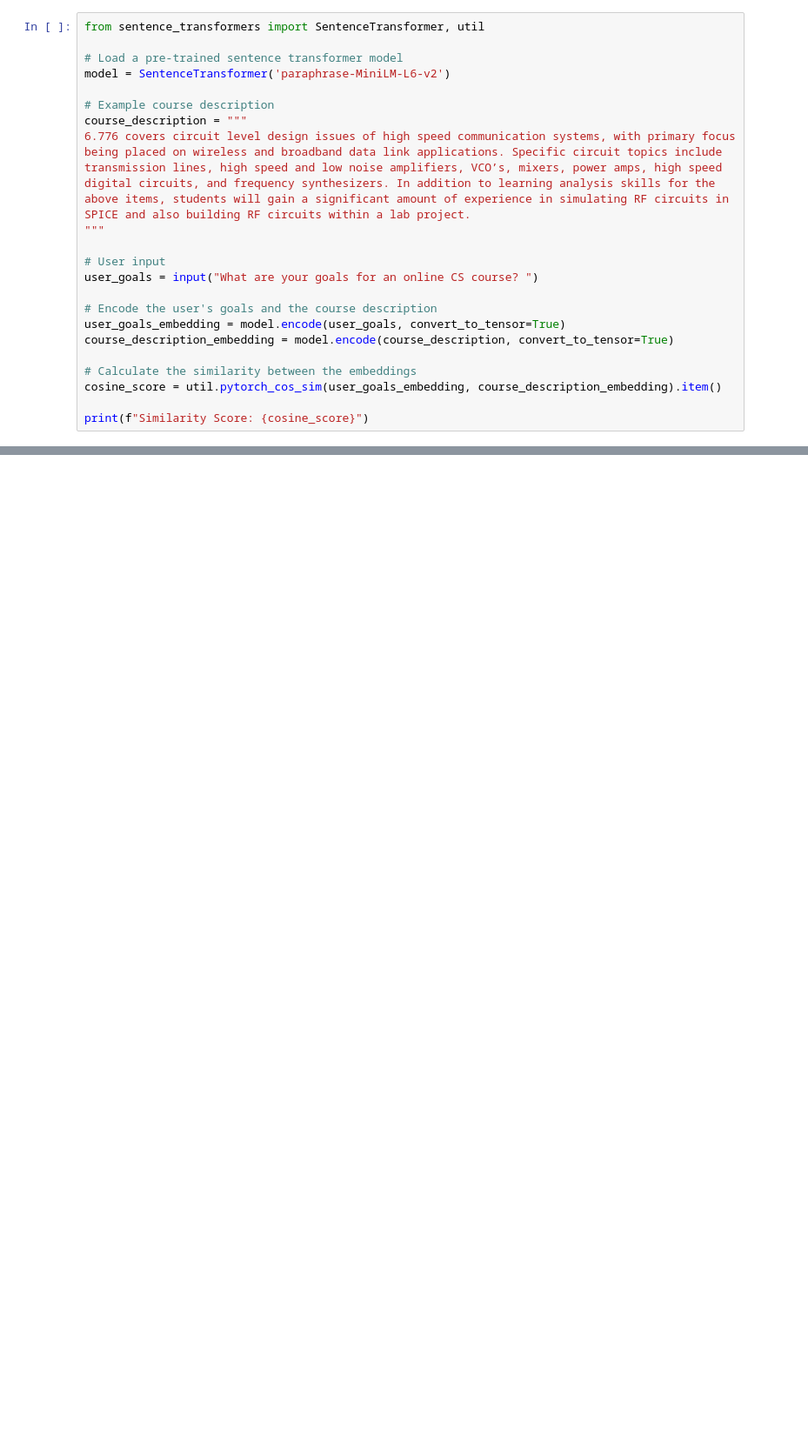
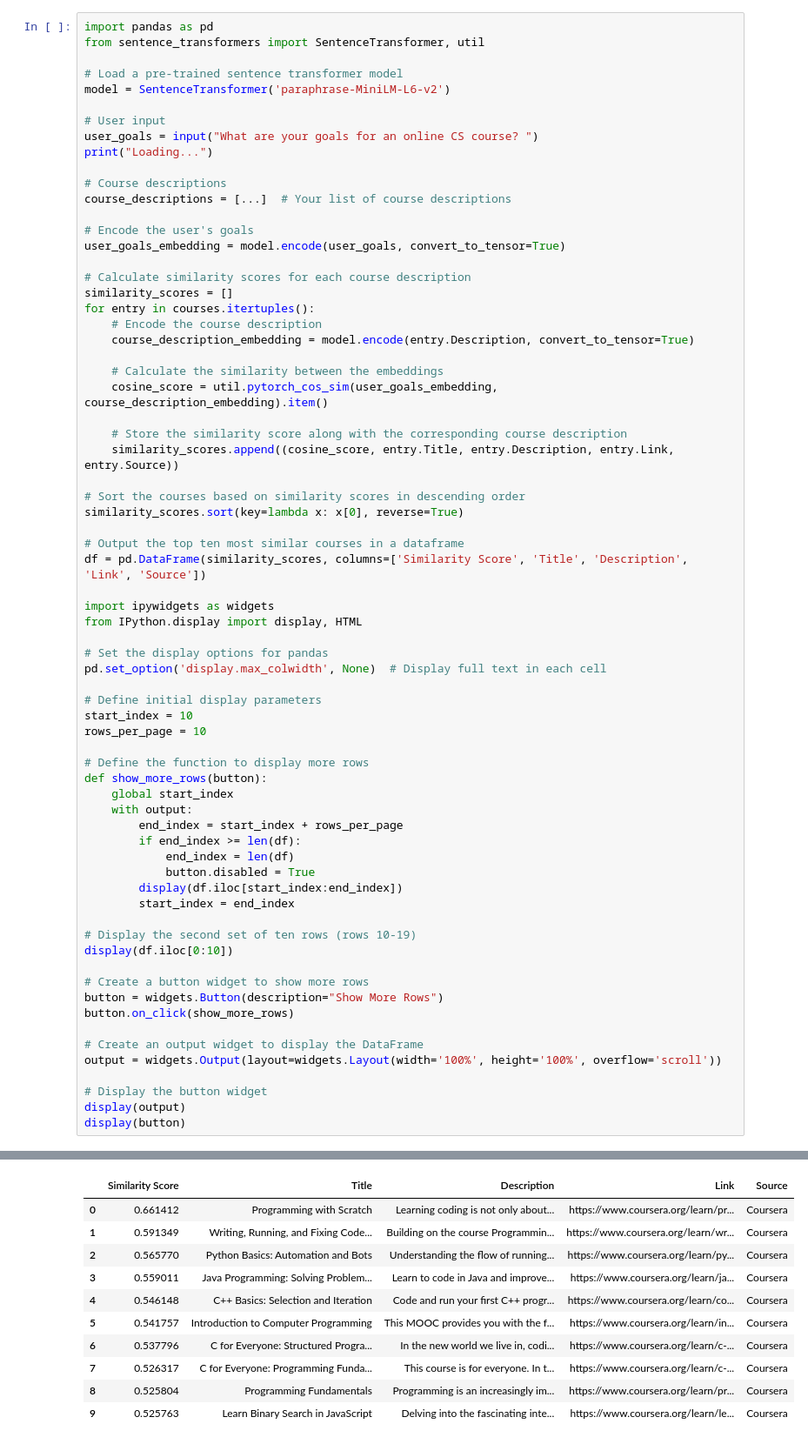
Before and after one commit to Lois-Wong/open-cs-courseware-scrapy, a Jupyter notebook: course_rec.ipynb, the cells around one changed output, grey strips where cells are left out. Shown at 87% size. Drawn from its saved outputs; the diff is of its cells as text; blank space fills up the shorter version.

```diff
--- a/course_rec.ipynb
+++ b/course_rec.ipynb
@@ -35,23 +159,70 @@ for course in descriptions:
 # %%
+import pandas as pd
 from sentence_transformers import SentenceTransformer, util
 
 # Load a pre-trained sentence transformer model
 model = SentenceTransformer('paraphrase-MiniLM-L6-v2')
 
-# Example course description
-course_description = """
-6.776 covers circuit level design issues of high speed communication systems, with primary focus being placed on wireless and broadband data link applications. Specific circuit topics include transmission lines, high speed and low noise amplifiers, VCO’s, mixers, power amps, high speed digital circuits, and frequency synthesizers. In addition to learning analysis skills for the above items, students will gain a significant amount of experience in simulating RF circuits in SPICE and also building RF circuits within a lab project.
-"""
-
 # User input
 user_goals = input("What are your goals for an online CS course? ")
+print("Loading...")
 
-# Encode the user's goals and the course description
+# Course descriptions
+course_descriptions = [...]  # Your list of course descriptions
+
+# Encode the user's goals
 user_goals_embedding = model.encode(user_goals, convert_to_tensor=True)
-course_description_embedding = model.encode(course_description, convert_to_tensor=True)
 
-# Calculate the similarity between the embeddings
-cosine_score = util.pytorch_cos_sim(user_goals_embedding, course_description_embedding).item()
+# Calculate similarity scores for each course description
+similarity_scores = []
+for entry in courses.itertuples():
+    # Encode the course description
+    course_description_embedding = model.encode(entry.Description, convert_to_tensor=True)
 
-print(f"Similarity Score: {cosine_score}")
+    # Calculate the similarity between the embeddings
+    cosine_score = util.pytorch_cos_sim(user_goals_embedding, course_description_embedding).item()
+
+    # Store the similarity score along with the corresponding course description
+    similarity_scores.append((cosine_score, entry.Title, entry.Description, entry.Link, entry.Source))
+
+# Sort the courses based on similarity scores in descending order
+similarity_scores.sort(key=lambda x: x[0], reverse=True)
+
+# Output the top ten most similar courses in a dataframe
+df = pd.DataFrame(similarity_scores, columns=['Similarity Score', 'Title', 'Description', 'Link', 'Source'])
+
+import ipywidgets as widgets
+from IPython.display import display, HTML
+
+# Set the display options for pandas
+pd.set_option('display.max_colwidth', None)  # Display full text in each cell
+
+# Define initial display parameters
+start_index = 10
+rows_per_page = 10
+
+# Define the function to display more rows
+def show_more_rows(button):
+    global start_index
+    with output:
+        end_index = start_index + rows_per_page
+        if end_index >= len(df):
+            end_index = len(df)
+            button.disabled = True
+        display(df.iloc[start_index:end_index])
+        start_index = end_index
+
+# Display the second set of ten rows (rows 10-19)
+display(df.iloc[0:10])
+
+# Create a button widget to show more rows
+button = widgets.Button(description="Show More Rows")
+button.on_click(show_more_rows)
+
+# Create an output widget to display the DataFrame
+output = widgets.Output(layout=widgets.Layout(width='100%', height='100%', overflow='scroll'))
+
+# Display the button widget
+display(output)
+display(button)
 # %% [output]
@@ -59,0 +231,11 @@ Similarity Score: 0.10594779253005981
+|  | Similarity Score | Title | Description | Link | Source |
+| 0 | 0.661412 | Programming with Scratch | Learning coding is not only about... | https://www.coursera.org/learn/pr... | Coursera |
+| 1 | 0.591349 | Writing, Running, and Fixing Code... | Building on the course Programmin... | https://www.coursera.org/learn/wr... | Coursera |
+| 2 | 0.565770 | Python Basics: Automation and Bots | Understanding the flow of running... | https://www.coursera.org/learn/py... | Coursera |
+| 3 | 0.559011 | Java Programming: Solving Problem... | Learn to code in Java and improve... | https://www.coursera.org/learn/ja... | Coursera |
+| 4 | 0.546148 | C++ Basics: Selection and Iteration | Code and run your first C++ progr... | https://www.coursera.org/learn/co... | Coursera |
+| 5 | 0.541757 | Introduction to Computer Programming | This MOOC provides you with the f... | https://www.coursera.org/learn/in... | Coursera |
+| 6 | 0.537796 | C for Everyone: Structured Progra... | In the new world we live in, codi... | https://www.coursera.org/learn/c-... | Coursera |
+| 7 | 0.526317 | C for Everyone: Programming Funda... | This course is for everyone. In t... | https://www.coursera.org/learn/c-... | Coursera |
+| 8 | 0.525804 | Programming Fundamentals | Programming is an increasingly im... | https://www.coursera.org/learn/pr... | Coursera |
+| 9 | 0.525763 | Learn Binary Search in JavaScript | Delving into the fascinating inte... | https://www.coursera.org/learn/le... | Coursera |
```
Also changed, not shown: parts of 10 cells of this notebook.
